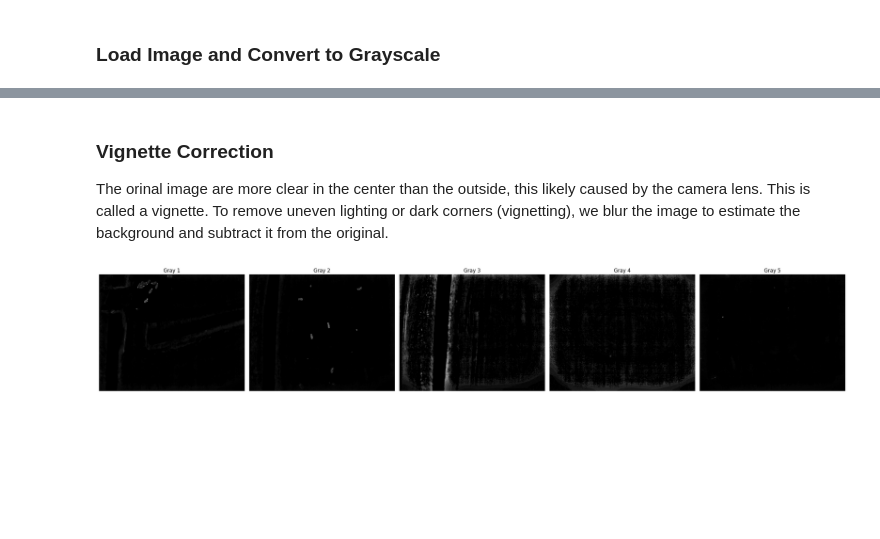
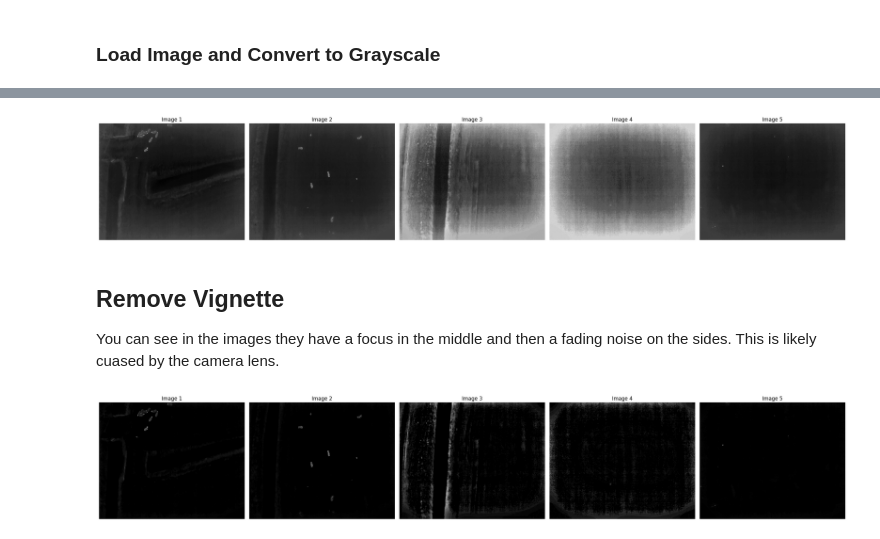
Before and after one commit to DavidOut03/Sheep-Detector, a Jupyter notebook: notebooks/1. image-enhancing.ipynb, the cells around one changed output, grey strips where cells are left out. Drawn from its saved outputs; the diff is of its cells as text; code cells hidden in the pictures; blank space fills up the shorter version.

```diff
--- a/notebooks/1. image-enhancing.ipynb
+++ b/notebooks/1. image-enhancing.ipynb
@@ -9,11 +29,10 @@ import matplotlib.pyplot as plt
 # %%
-example_images = [
-    'DJI_20240125160526_0002_T.JPG',
-    'DJI_20240125160538_0008_T.JPG',
-    'DJI_20240125160618_0028_T.JPG',
-    'DJI_20240125160820_0089_T.JPG',
-    'DJI_20240125160808_0083_T.JPG'
-]
+def load_image(path: str) -> np.ndarray:
+    """Load an image in grayscale from a file path."""
+    image = cv2.imread(path, cv2.IMREAD_GRAYSCALE)
+    if image is None:
+        raise FileNotFoundError(f"Image not found: {path}")
+    return image
 
 def plot_images(images: list):
     fig, axes = plt.subplots(1, len(images), figsize=(5 * len(images), 5))
@@ -23,7 +42,7 @@ def plot_images(images: list):
 
     for ax, gray, idx in zip(axes, images, range(1, len(images)+1)):
         ax.imshow(gray, cmap='gray')
-        ax.set_title(f'Gray {idx}')
+        ax.set_title(f'Image {idx}')
         ax.axis('off')
 
     plt.tight_layout()
@@ -43,5 +49,0 @@ plot_images(gray_images)
-# %% [markdown]
-### Vignette Correction
-
-The orinal image are more clear in the center than the outside, this likely caused by the camera lens. This is called a vignette.
-To remove uneven lighting or dark corners (vignetting), we blur the image to estimate the background and subtract it from the original.
@@ -48,2 +63,12 @@ To remove uneven lighting or dark corners (vignetting), we blur the image to est
+# %%
+
+gray_images = [load_image(f'{ORIGINAL_IMAGE_FOLDER}/{img_name}') for img_name in example_images]
+plot_images(gray_images)
+# %% [output]
+[figure, added]
+# %% [markdown]
+## Remove Vignette
+
+You can see in the images they have a focus in the middle and then a fading noise on the sides. This is likely cuased by the camera lens.
 # %%
 def remove_vignette(img: np.ndarray) -> np.ndarray:
```
Also changed, not shown: parts of 17 cells of this notebook, 7 other files.
